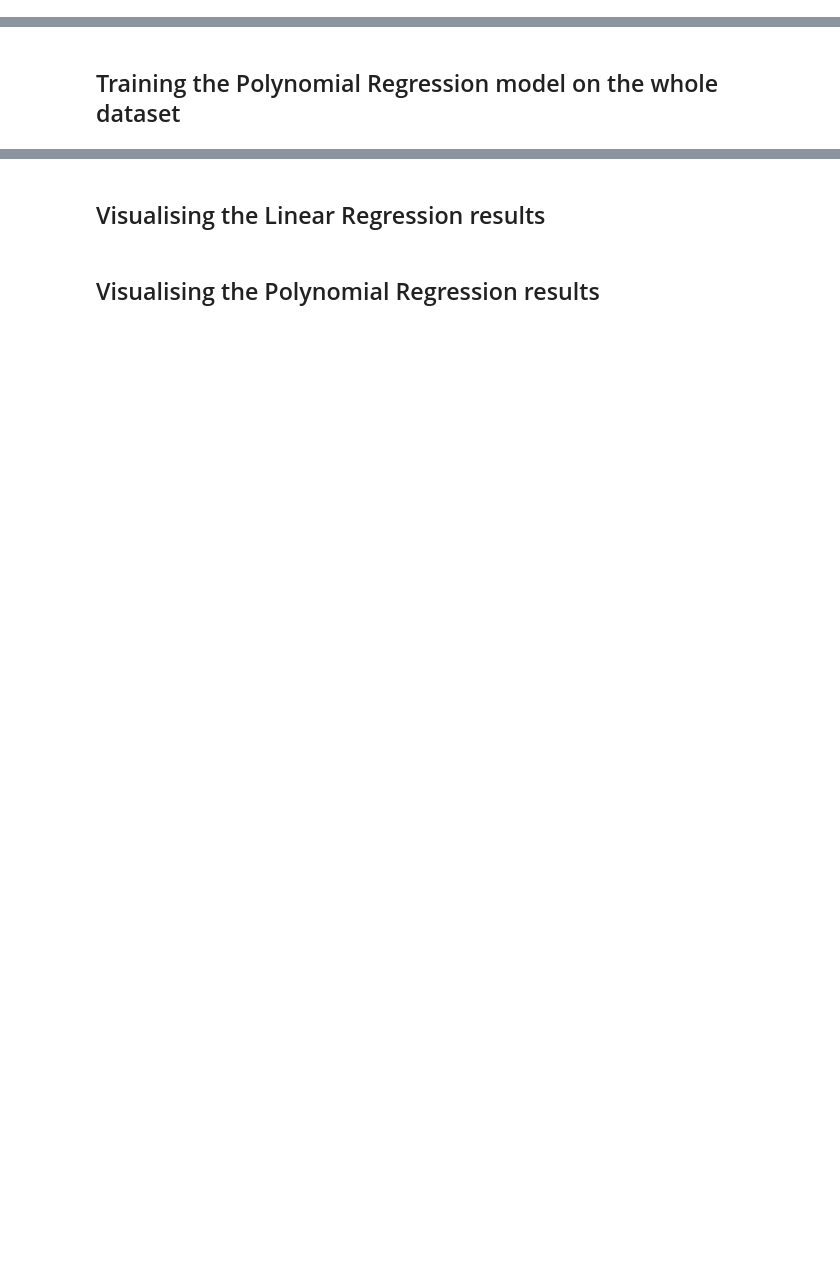
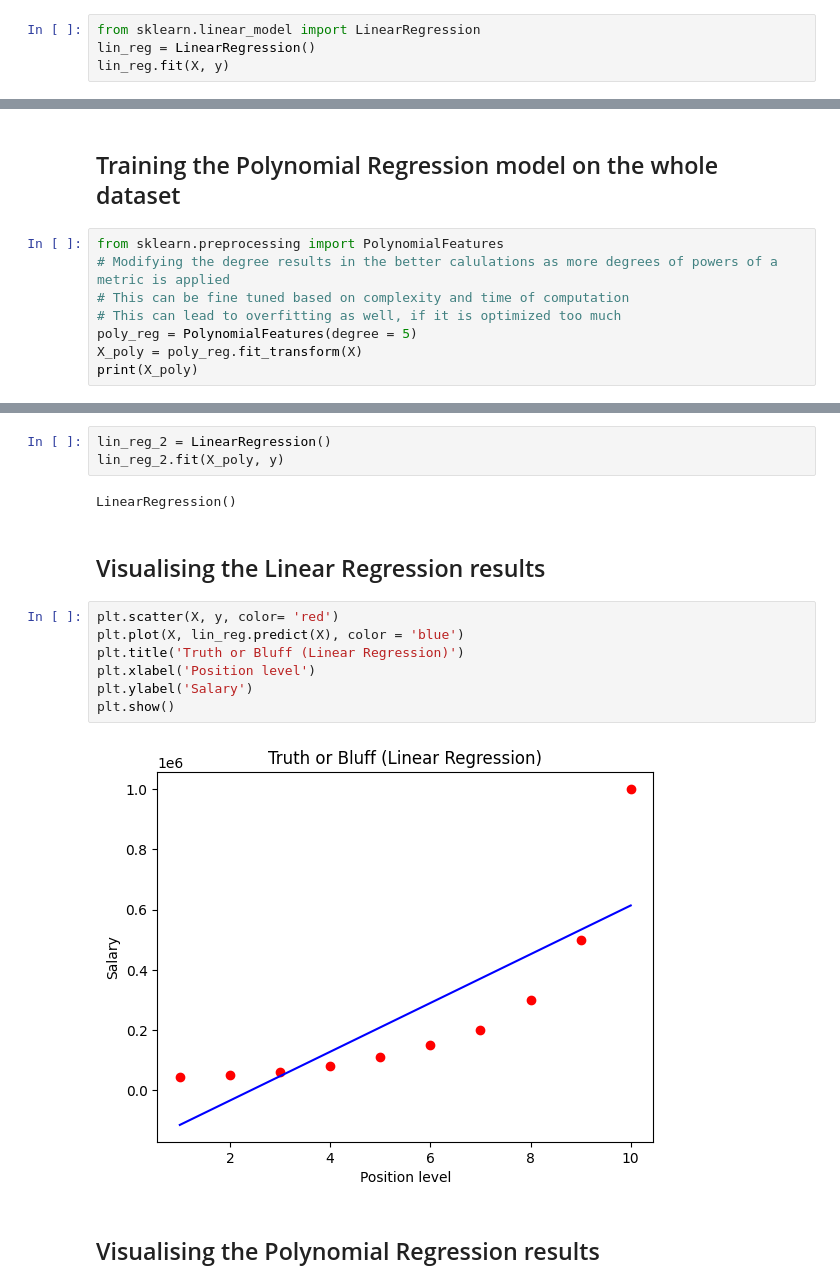
Before and after one commit to ThatNinjaGuy/Machine-learning-A-Z-Course, a Jupyter notebook: ch4_polynomial_regression.ipynb, the cells around one changed output, grey strips where cells are left out. Cells and saved outputs as stored; diff of their text form; blank space fills up the shorter version.

Commit message:
Calculated linear regression, transformed feature column to Polynomial form, and then ran linear regression model to implement Polynomial Regression model.

```diff
--- a/ch4_polynomial_regression.ipynb
+++ b/ch4_polynomial_regression.ipynb
@@ -16,3 +16,7 @@ X = dataset.iloc[:, 1:-1].values
 y = dataset.iloc[:, -1].values
 # %% [markdown]
 ## Training the Linear Regression model on the whole dataset
+# %%
+from sklearn.linear_model import LinearRegression
+lin_reg = LinearRegression()
+lin_reg.fit(X, y)
@@ -19,2 +25,10 @@ y = dataset.iloc[:, -1].values
 # %% [markdown]
 ## Training the Polynomial Regression model on the whole dataset
+# %%
+from sklearn.preprocessing import PolynomialFeatures
+# Modifying the degree results in the better calulations as more degrees of powers of a metric is applied
+# This can be fine tuned based on complexity and time of computation
+# This can lead to overfitting as well, if it is optimized too much
+poly_reg = PolynomialFeatures(degree = 5)
+X_poly = poly_reg.fit_transform(X)
+print(X_poly)
@@ -21,4 +46,18 @@ y = dataset.iloc[:, -1].values
+# %%
+lin_reg_2 = LinearRegression()
+lin_reg_2.fit(X_poly, y)
+# %% [output]
+LinearRegression()
 # %% [markdown]
 ## Visualising the Linear Regression results
+# %%
+plt.scatter(X, y, color= 'red')
+plt.plot(X, lin_reg.predict(X), color = 'blue')
+plt.title('Truth or Bluff (Linear Regression)')
+plt.xlabel('Position level')
+plt.ylabel('Salary')
+plt.show()
+# %% [output]
+[figure, added]
 # %% [markdown]
 ## Visualising the Polynomial Regression results
```
Also changed, not shown: parts of 6 cells of this notebook.
